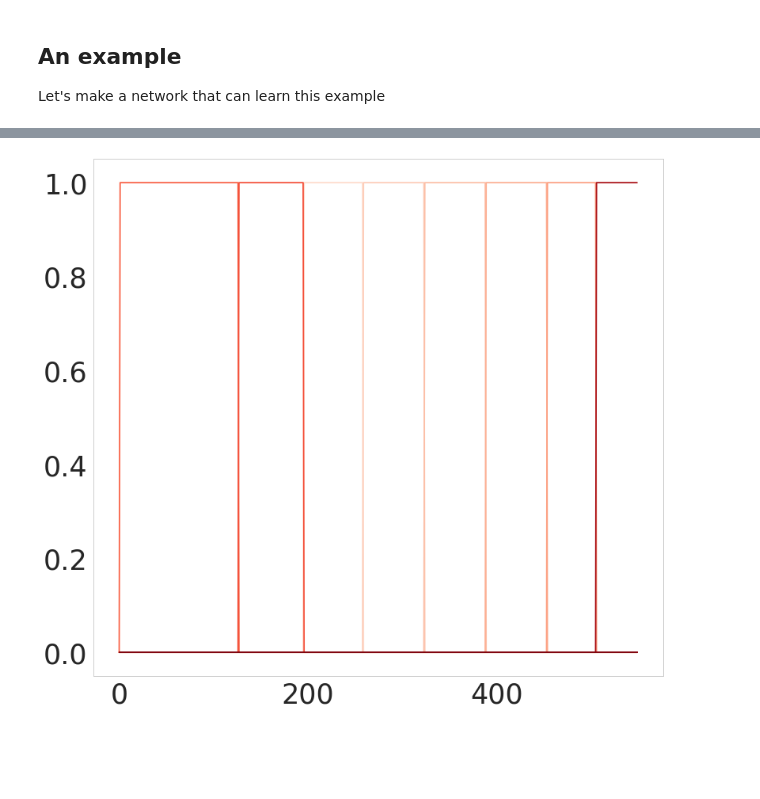
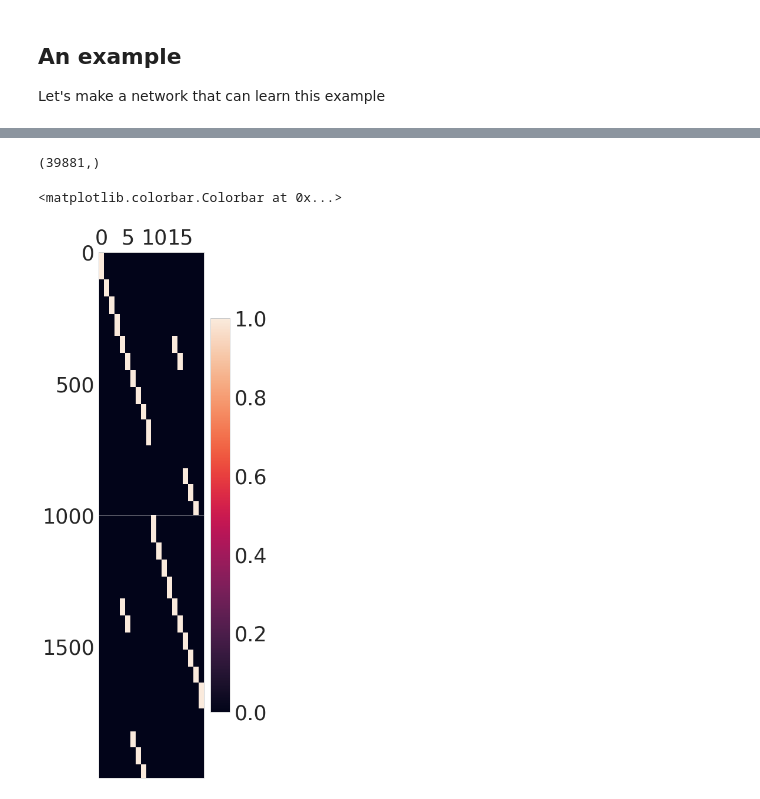
Before and after one commit to h-mayorquin/BCPNN_sequences, a Jupyter notebook: jupyter/2018-05-03(Disambiguation with non-orthogonal sequences).ipynb, the cells around one changed output, grey strips where cells are left out. Drawn from its saved outputs; the diff is of its cells as text; code cells hidden in the pictures; blank space fills up the shorter version.

```diff
--- a/jupyter/2018-05-03(Disambiguation with non-orthogonal sequences).ipynb
+++ b/jupyter/2018-05-03(Disambiguation with non-orthogonal sequences).ipynb
@@ -238,7 +226,23 @@ o = manager.history['o']
-# %%
-palette = sns.color_palette("Reds", minicolumns)
-
-for index in range(0, minicolumns):
-    plt.plot(o[:, index], color=palette[index])
-# %% [output]
-[figure, removed]
+# %%
+history = manager.history
+nr = np.vstack((nr1, nr2))
+o = history['o'][1:]
+if o.shape[0] == 0:
+    raise ValueError('You did not record the history of unit activities o')
+
+distances = np.zeros((o.shape[0], nr.shape[0]))
+winner = np.zeros(o.shape[0])
+winner_value = np.zeros(o.shape[0])
+
+for index, state in enumerate(o):
+    # Obtain the dot product between the state of the network at each point in time and each pattern
+    nominator = [np.dot(state, pattern) for pattern in nr]
+    # Obtain the norm of both the state and the patterns to normalize
+    denominator = [np.linalg.norm(state) * np.linalg.norm(pattern)
+                   for pattern in nr]
+
+    # Get the angles and store them
+    dis = [a / b for (a, b) in zip(nominator, denominator)]
+    distances[index, :] = dis
+    winner[index] = np.argmax(dis)
+    winner_value[index] = dis[int(winner[index])]
@@ -244,0 +257,10 @@ for index in range(0, minicolumns):
+# %%
+dis_avg.shape
+# %% [output]
+(39881,)
+# %%
+plt.matshow(distances, aspect='auto')
+plt.colorbar()
+# %% [output]
+<matplotlib.colorbar.Colorbar at 0x...>
+[figure, added]
```
Also changed, not shown: parts of 28 cells of this notebook, 5 other files.
